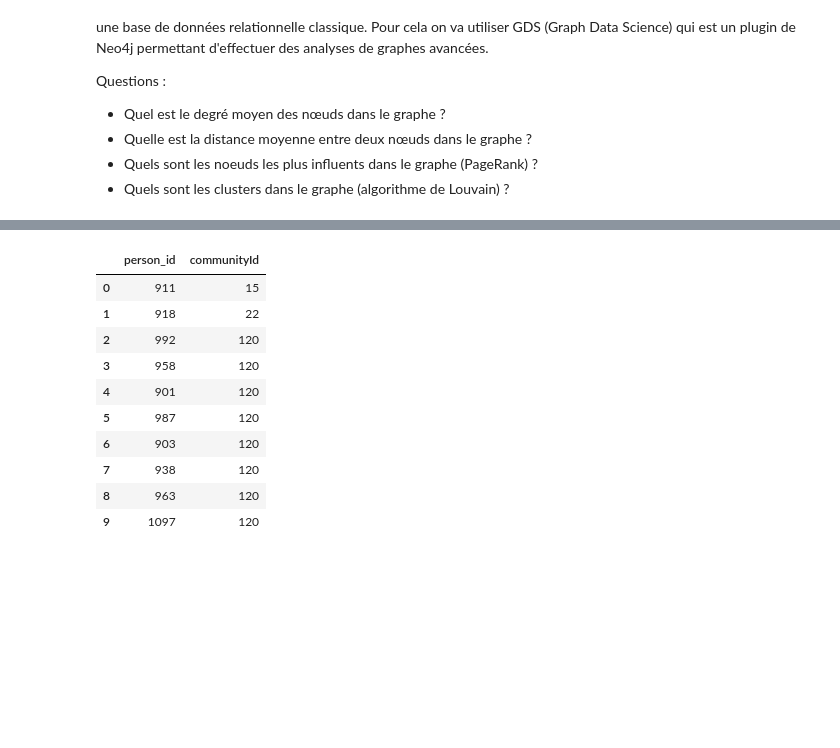
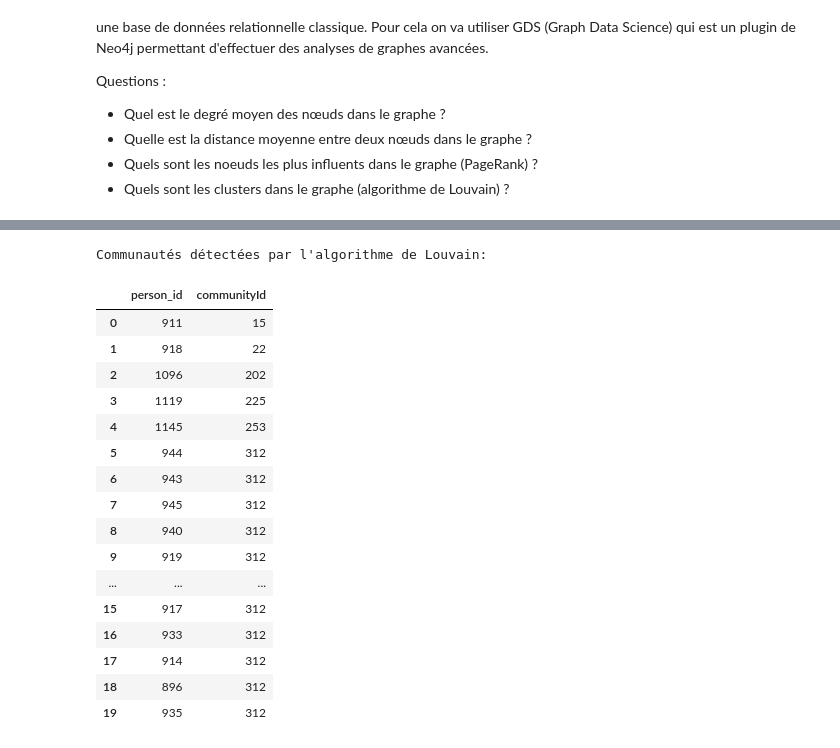
Before and after one commit to rubensailly/TutoNeo4j, a Jupyter notebook: sample.ipynb, the cells around one changed output, grey strips where cells are left out. Cells and saved outputs as stored; diff of their text form; code cells hidden in the pictures; blank space fills up the shorter version.

```diff
--- a/sample.ipynb
+++ b/sample.ipynb
@@ -170,5 +258,0 @@ Maintenant que les données sont chargées, on peut effectuer des requêtes Cyph
-# %%
-graph.run("""
-MATCH (p:Person {id:0})-[:FRIEND_WITH]->(friend)
-RETURN friend.id AS friend_id
-""").to_data_frame()
@@ -240,8 +425,17 @@ RETURN avg(score) AS average_degree;
 # %%
-# Distance moyenne entre deux nœuds
-graph.run("""
-CALL gds.alpha.allShortestPaths.stream('facebookGraph')
-YIELD sourceNodeId, targetNodeId, distance
-RETURN avg(distance) AS average_distance;
+# Distance moyenne entre deux nœuds (utilisation que sur un échantillon)
+result = graph.run("""
+MATCH (source:Person)
+WITH source, id(source) AS sourceId
+LIMIT 100
+MATCH (target:Person)
+WHERE id(target) > sourceId
+WITH source, target
+LIMIT 500
+MATCH path = shortestPath((source)-[:FRIEND_WITH*]-(target))
+RETURN avg(length(path)) AS average_distance
 """).to_data_frame()
+
+print("Distance moyenne entre les nœuds (échantillon):")
+display(result)
 # %% [output]
@@ -250,11 +445,13 @@ RETURN avg(distance) AS average_distance;
 # %%
-#Quels sont les noeuds les plus influents dans le graphe ?
-
-graph.run("""
+# Quels sont les nœuds les plus influents dans le graphe (PageRank)?
+result = graph.run("""
 CALL gds.pageRank.stream('facebookGraph')
 YIELD nodeId, score
 RETURN gds.util.asNode(nodeId).id AS person_id, score
 ORDER BY score DESC
-LIMIT 10;
+LIMIT 10
 """).to_data_frame()
+
+print("Top 10 des personnes les plus influentes (PageRank):")
+display(result)
 # %% [output]
@@ -272,22 +470,31 @@ LIMIT 10;
 # %%
-#Quels sont les clusters dans le graphe (algorithme de Louvain) ?
-
-graph.run("""
+# Quels sont les clusters dans le graphe (algorithme de Louvain)?
+result = graph.run("""
 CALL gds.louvain.stream('facebookGraph')
 YIELD nodeId, communityId
 RETURN gds.util.asNode(nodeId).id AS person_id, communityId
 ORDER BY communityId
-LIMIT 10;
+LIMIT 20
 """).to_data_frame()
+
+print("Communautés détectées par l'algorithme de Louvain:")
+display(result)
 # %% [output]
+Communautés détectées par l'algorithme de Louvain:
 |  | person_id | communityId |
 | 0 | 911 | 15 |
 | 1 | 918 | 22 |
-| 2 | 992 | 120 |
-| 3 | 958 | 120 |
-| 4 | 901 | 120 |
-| 5 | 987 | 120 |
-| 6 | 903 | 120 |
-| 7 | 938 | 120 |
-| 8 | 963 | 120 |
-| 9 | 1097 | 120 |
+| 2 | 1096 | 202 |
+| 3 | 1119 | 225 |
+| 4 | 1145 | 253 |
+| 5 | 944 | 312 |
+| 6 | 943 | 312 |
+| 7 | 945 | 312 |
+| 8 | 940 | 312 |
+| 9 | 919 | 312 |
+| ... | ... | ... |
+| 15 | 917 | 312 |
+| 16 | 933 | 312 |
+| 17 | 914 | 312 |
+| 18 | 896 | 312 |
+| 19 | 935 | 312 |
```
Also changed, not shown: parts of 33 cells of this notebook.
